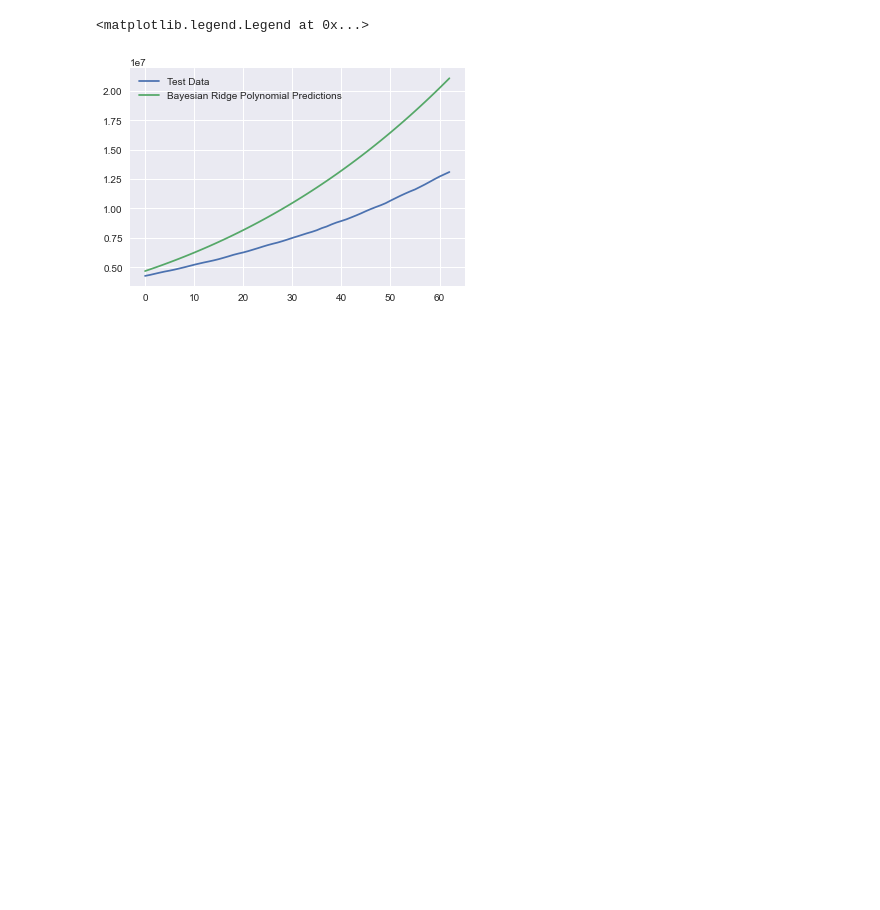
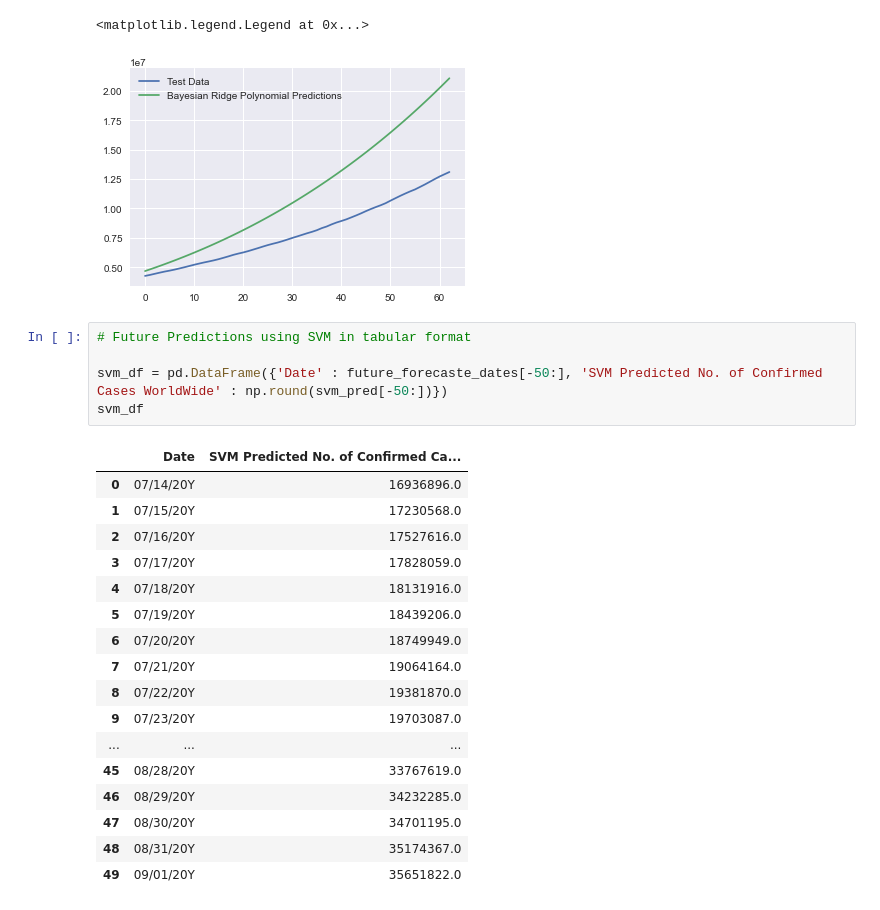
Before and after one commit to prasaddrane/Thesis, a Jupyter notebook: Coronavirus_Predictions_LinerRegression.ipynb, the cells around one changed output. Cells and saved outputs as stored; diff of their text form; blank space fills up the shorter version.

Commit message:
Predictions Formatted in tabular manner

```diff
--- a/Coronavirus_Predictions_LinerRegression.ipynb
+++ b/Coronavirus_Predictions_LinerRegression.ipynb
@@ -502,3 +502,26 @@ plt.legend(['Test Data', 'Bayesian Ridge Polynomial Predictions'])
 # %% [output]
 <matplotlib.legend.Legend at 0x...>
 [figure]
+# %%
+# Future Predictions using SVM in tabular format
+
+svm_df = pd.DataFrame({'Date' : future_forecaste_dates[-50:], 'SVM Predicted No. of Confirmed Cases WorldWide' : np.round(svm_pred[-50:])})
+svm_df
+# %% [output]
+|  | Date | SVM Predicted No. of Confirmed Ca... |
+| 0 | 07/14/20Y | 16936896.0 |
+| 1 | 07/15/20Y | 17230568.0 |
+| 2 | 07/16/20Y | 17527616.0 |
+| 3 | 07/17/20Y | 17828059.0 |
+| 4 | 07/18/20Y | 18131916.0 |
+| 5 | 07/19/20Y | 18439206.0 |
+| 6 | 07/20/20Y | 18749949.0 |
+| 7 | 07/21/20Y | 19064164.0 |
+| 8 | 07/22/20Y | 19381870.0 |
+| 9 | 07/23/20Y | 19703087.0 |
+| ... | ... | ... |
+| 45 | 08/28/20Y | 33767619.0 |
+| 46 | 08/29/20Y | 34232285.0 |
+| 47 | 08/30/20Y | 34701195.0 |
+| 48 | 08/31/20Y | 35174367.0 |
+| 49 | 09/01/20Y | 35651822.0 |
```
Also changed, not shown: parts of 2 cells of this notebook.
